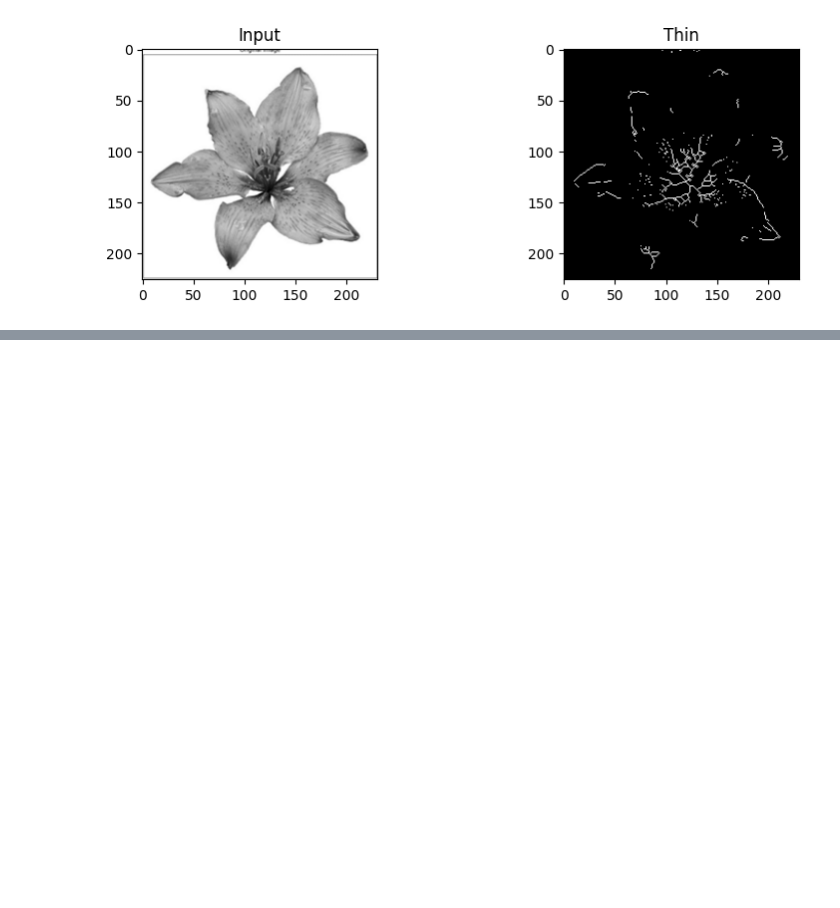
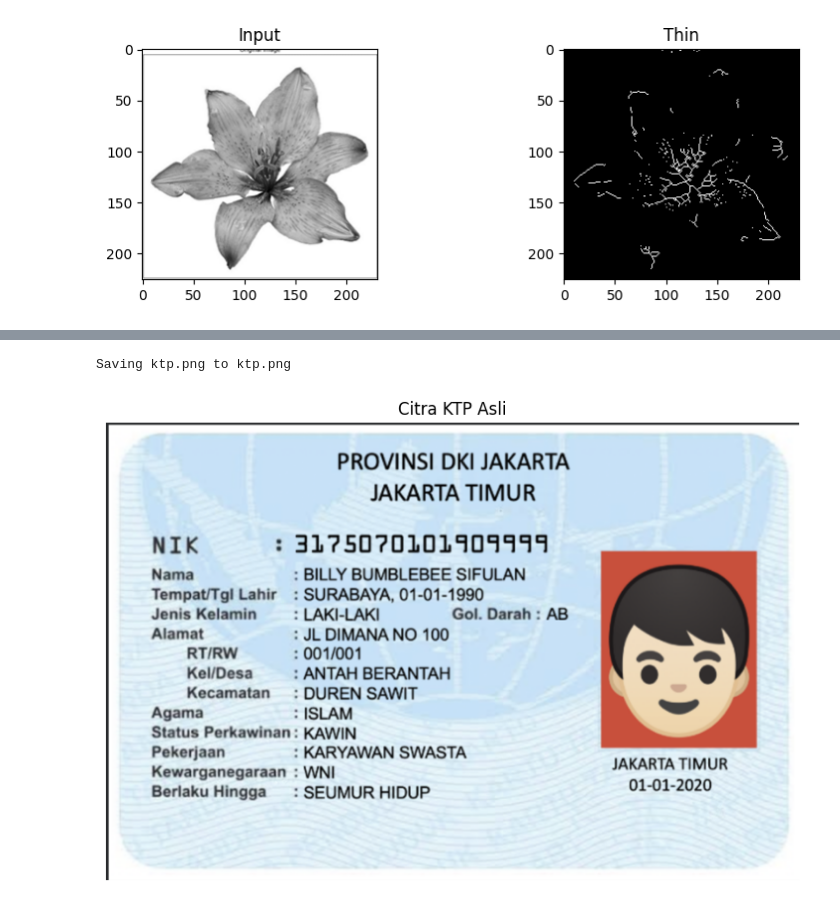
Before and after one commit to muhammadhasbiashiddiqi/PCVK_Genap_2026, a Jupyter notebook: Wee9.ipynb, the cells around one changed output, grey strips where cells are left out. Drawn from its saved outputs; the diff is of its cells as text; code cells hidden in the pictures; blank space fills up the shorter version.

```diff
--- a/Wee9.ipynb
+++ b/Wee9.ipynb
@@ -575,0 +583,18 @@ plt.show()
+# %%
+uploaded = files.upload()
+
+nama_file = list(uploaded.keys())[0]
+
+img = cv2.imread(nama_file)
+
+if img is None:
+    raise ValueError("Gambar tidak berhasil dibaca!")
+
+img_rgb = cv2.cvtColor(img, cv2.COLOR_BGR2RGB)
+
+plt.figure(figsize=(12, 6))
+plt.imshow(img_rgb)
+plt.title('Citra KTP Asli')
+plt.axis('off')
+plt.show()
+# %% [output]
@@ -575,0 +602,2 @@ plt.show()
+Saving ktp.png to ktp.png
+[figure, added]
```
Also changed, not shown: parts of 15 cells of this notebook.
